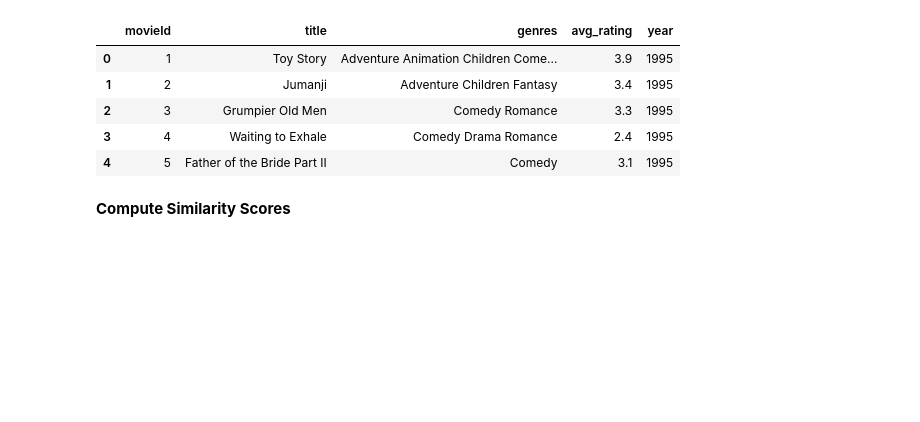
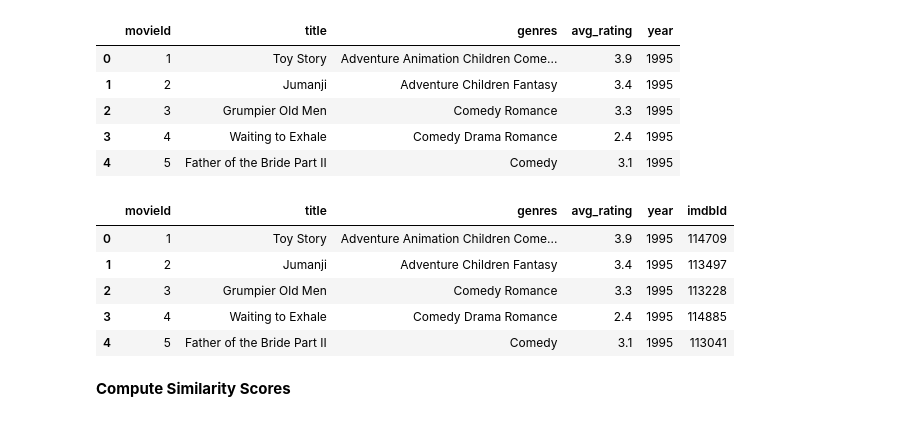
Before and after one commit to Abhishek98negi/Movie-Recommendation-System, a Jupyter notebook: notebook_files/Movie_recommendation_system.ipynb, the cells around one changed output. Saved outputs shown, nothing was run; the diff lists cells and outputs as text; code cells hidden in the pictures; blank space fills up the shorter version.

```diff
--- a/notebook_files/Movie_recommendation_system.ipynb
+++ b/notebook_files/Movie_recommendation_system.ipynb
@@ -217,3 +266,12 @@ movies.head()
+# %%
+movies.head()
+# %% [output]
+|  | movieId | title | genres | avg_rating | year | imdbId |
+| 0 | 1 | Toy Story | Adventure Animation Children Come... | 3.9 | 1995 | 114709 |
+| 1 | 2 | Jumanji | Adventure Children Fantasy | 3.4 | 1995 | 113497 |
+| 2 | 3 | Grumpier Old Men | Comedy Romance | 3.3 | 1995 | 113228 |
+| 3 | 4 | Waiting to Exhale | Comedy Drama Romance | 2.4 | 1995 | 114885 |
+| 4 | 5 | Father of the Bride Part II | Comedy | 3.1 | 1995 | 113041 |
 # %% [markdown]
 **Compute Similarity Scores**
 # %%
```
Also changed, not shown: parts of 10 cells of this notebook, 6 other files.
